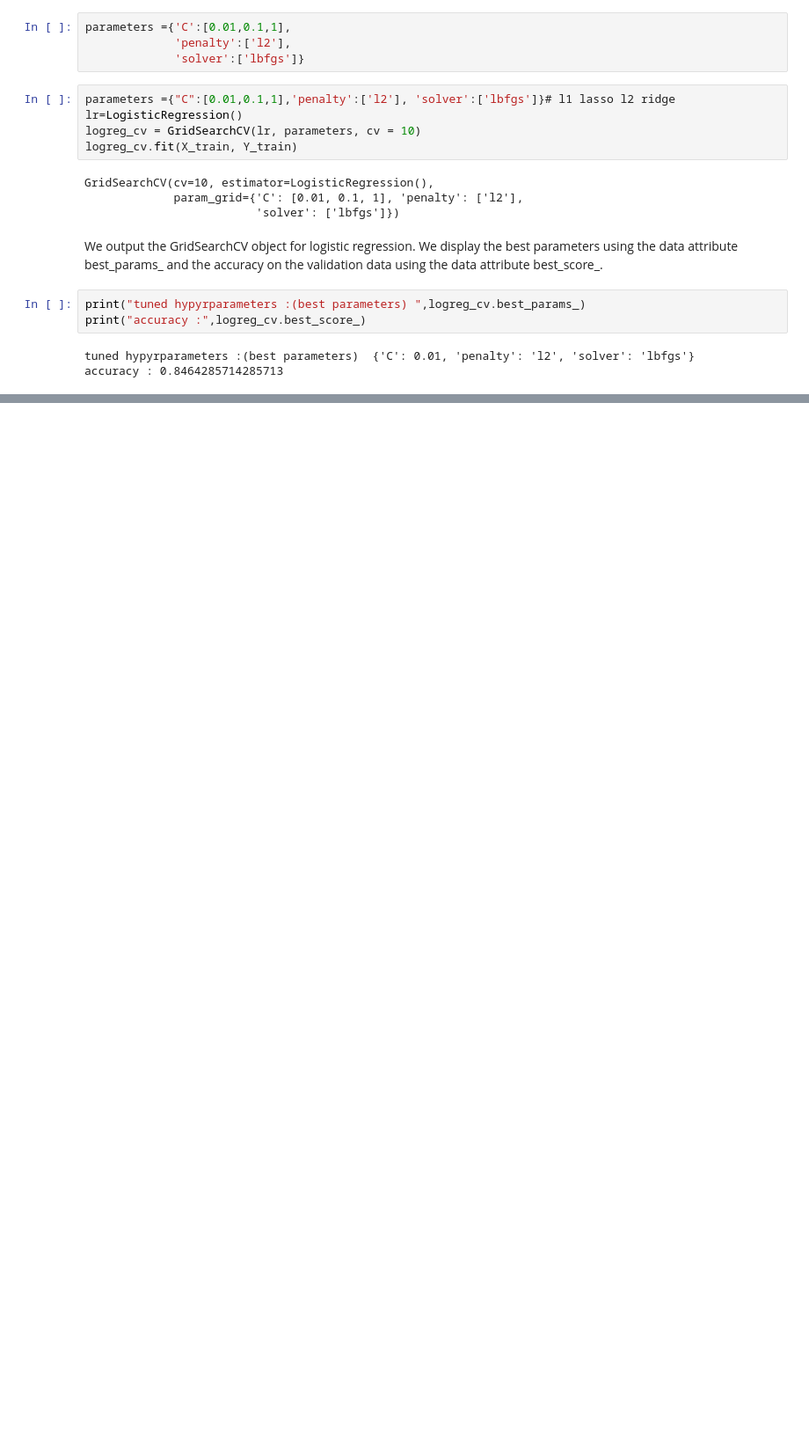
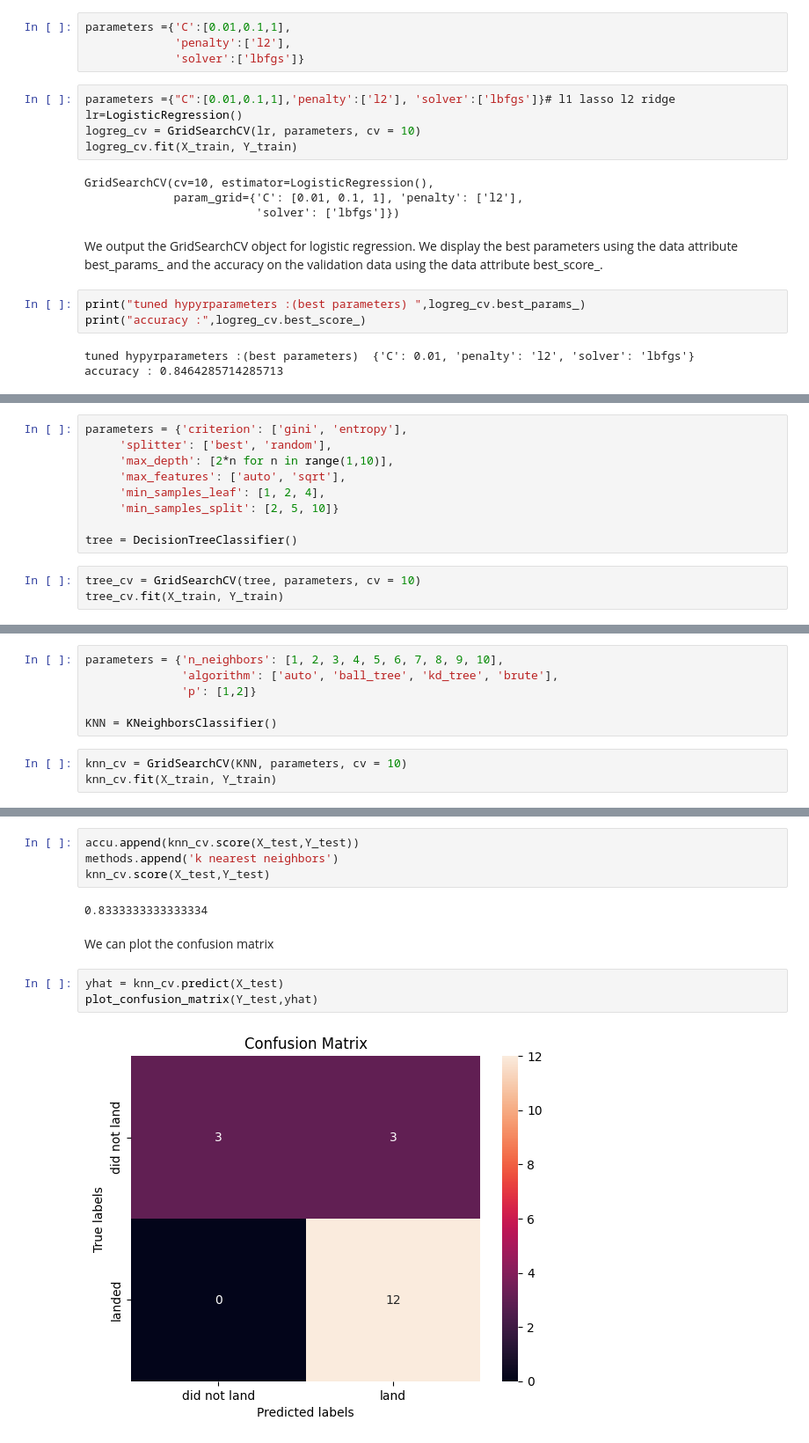
Before and after one commit to cogitovirus/wzolni.ml, a Jupyter notebook: supervised/regression/falcon_9_ml_prediction.ipynb, the cells around one changed output, grey strips where cells are left out. Shown at 88% size. Saved outputs shown, nothing was run; the diff lists cells and outputs as text; blank space fills up the shorter version.

```diff
--- a/supervised/regression/falcon_9_ml_prediction.ipynb
+++ b/supervised/regression/falcon_9_ml_prediction.ipynb
@@ -154,0 +218,12 @@ accuracy : 0.8464285714285713
+# %%
+parameters = {'criterion': ['gini', 'entropy'],
+     'splitter': ['best', 'random'],
+     'max_depth': [2*n for n in range(1,10)],
+     'max_features': ['auto', 'sqrt'],
+     'min_samples_leaf': [1, 2, 4],
+     'min_samples_split': [2, 5, 10]}
+
+tree = DecisionTreeClassifier()
+# %%
+tree_cv = GridSearchCV(tree, parameters, cv = 10)
+tree_cv.fit(X_train, Y_train)
@@ -154,0 +280,9 @@ accuracy : 0.8464285714285713
+# %%
+parameters = {'n_neighbors': [1, 2, 3, 4, 5, 6, 7, 8, 9, 10],
+              'algorithm': ['auto', 'ball_tree', 'kd_tree', 'brute'],
+              'p': [1,2]}
+
+KNN = KNeighborsClassifier()
+# %%
+knn_cv = GridSearchCV(KNN, parameters, cv = 10)
+knn_cv.fit(X_train, Y_train)
@@ -154,0 +303,13 @@ accuracy : 0.8464285714285713
+# %%
+accu.append(knn_cv.score(X_test,Y_test))
+methods.append('k nearest neighbors')
+knn_cv.score(X_test,Y_test)
+# %% [output]
+0.8333333333333334
+# %% [markdown]
+We can plot the confusion matrix
+# %%
+yhat = knn_cv.predict(X_test)
+plot_confusion_matrix(Y_test,yhat)
+# %% [output]
+[figure, added]
```
Also changed, not shown: parts of 27 cells of this notebook, 1 other file.
